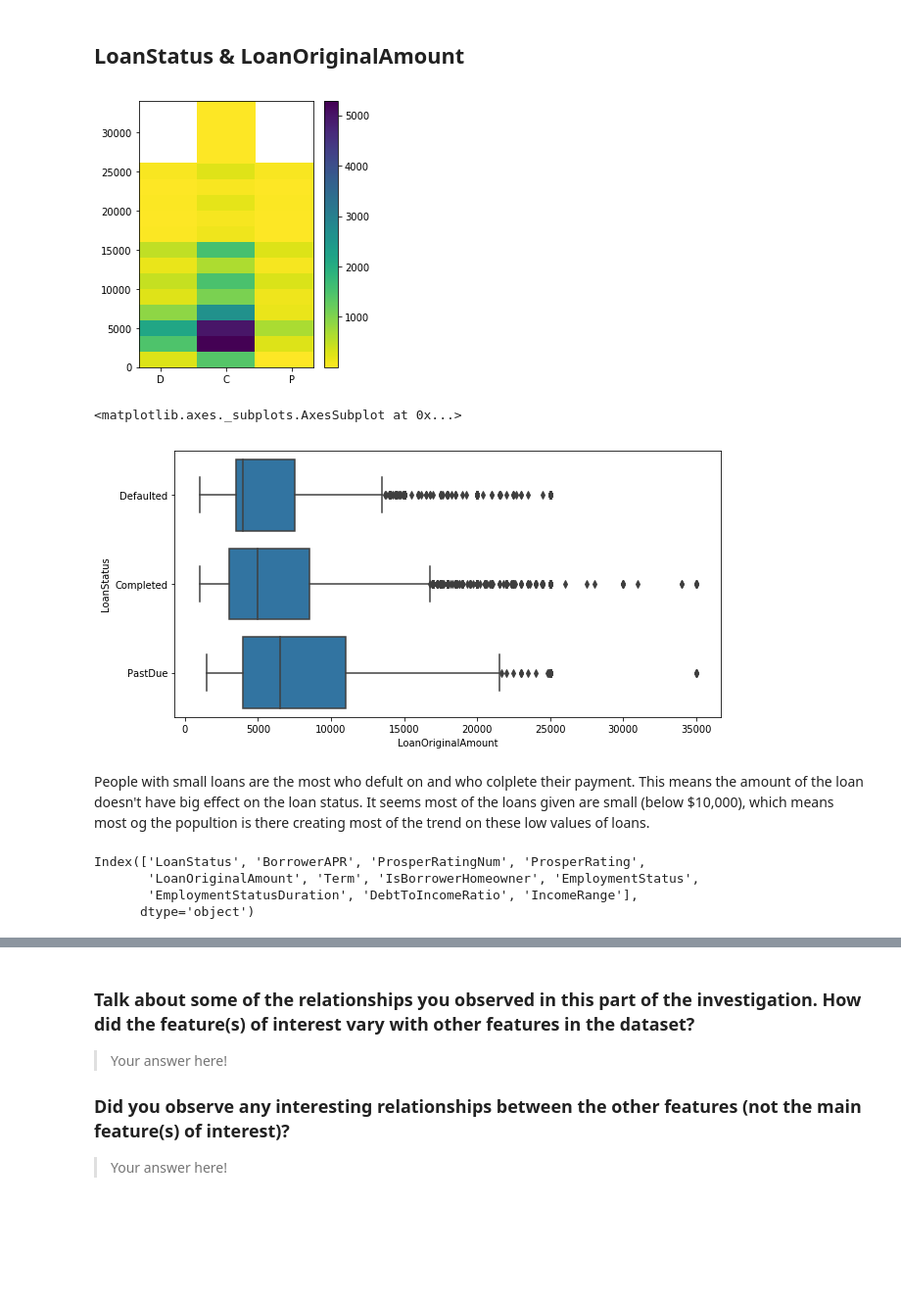
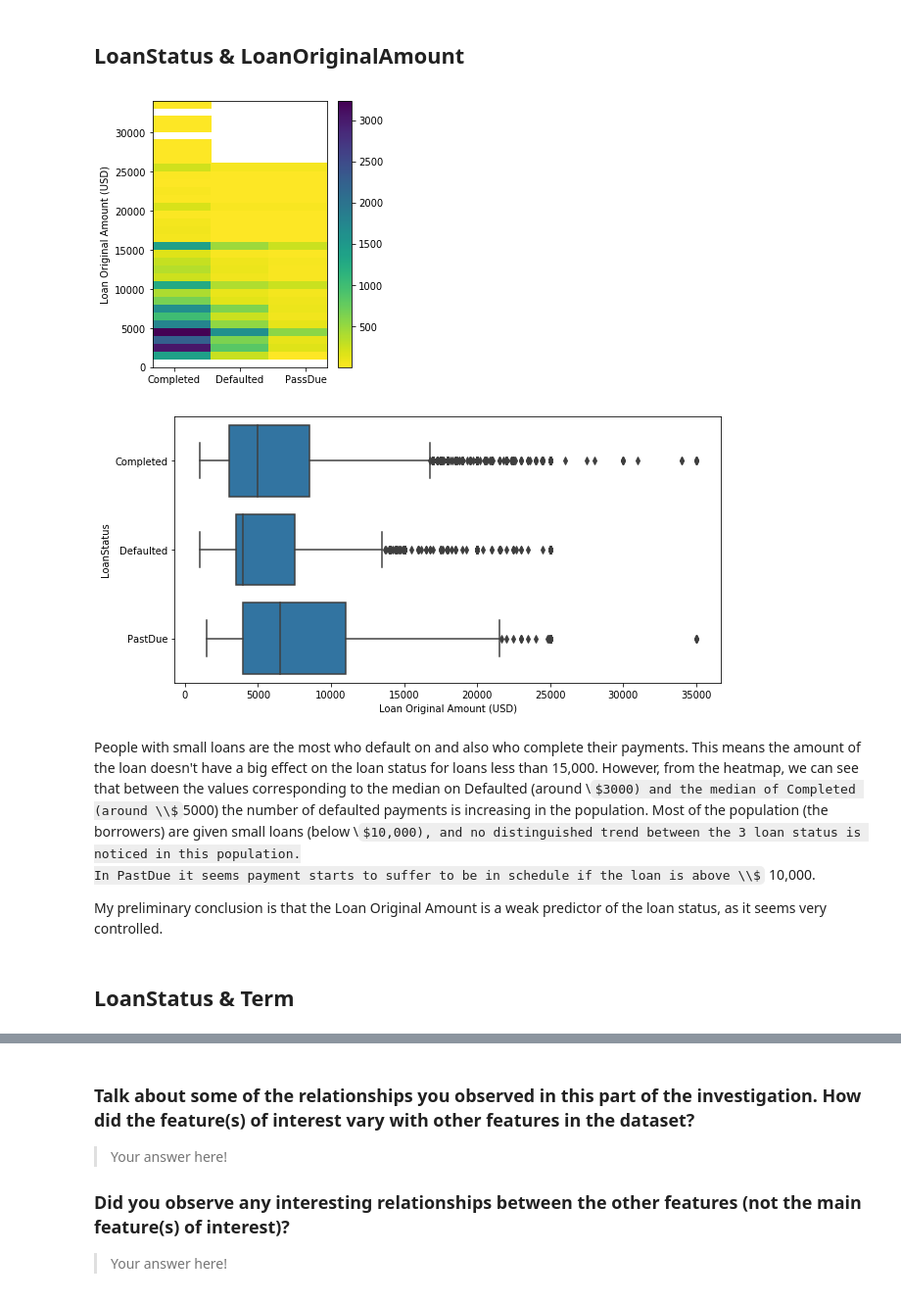
Before and after one commit to yaman-jaghbeer/Communicate-Data-Finding, a Jupyter notebook: exploration.ipynb, the cells around one changed output, grey strips where cells are left out. Shown at 98% size. Cells and saved outputs as stored; diff of their text form; code cells hidden in the pictures; some formulas as TeX source; blank space fills up the shorter version.

```diff
--- a/exploration.ipynb
+++ b/exploration.ipynb
@@ -256,7 +229,7 @@ prosper_df.replace(['Chargedoff'],'Defaulted',inplace=True)
 # %%
 prosper_df.replace(['FinalPaymentInProgress'],'Completed',inplace=True)
 # %%
-loan_classes = ['Defaulted','Completed','PastDue']
+loan_classes = ['Completed','Defaulted', 'PastDue']
 loan_cat =  pd.api.types.CategoricalDtype(ordered=True, categories = loan_classes)
 prosper_df['LoanStatus'] = prosper_df['LoanStatus'].astype(loan_cat)
 # %%
@@ -268,0 +281,6 @@ Name: LoanStatus, dtype: int64
+# %%
+# This function set figure size quickly
+def fsize(a,b):
+    plt.figure(figsize=(a,b))
+# %%
+pylab.rcParams['figure.figsize'] = (10.0, 5.0) #set default figure size
@@ -549,28 +567,32 @@ In general the gap between completed and Defaulted decrease when going from high
 This indicates that ProsperRating gives a good judgment about the risk of the loan, which the main purpose of the ProsperRating.
 # %% [markdown]
 ## LoanStatus & LoanOriginalAmount
+# %%
+#creating a series of dicrete values that can be used in the heatmap plot
+LoanStatus_num = prosper_df.LoanStatus.replace(['Completed','Defaulted','PastDue'],[0,1,2])
 # %%
+### REMOVE ###
 fsize(4,5)
-bins_y = np.arange(0, prosper_df.LoanOriginalAmount.max(), 2000)
+bins_y = np.arange(0, prosper_df.LoanOriginalAmount.max(), 1000)
 plt.hist2d(data = prosper_df, x = LoanStatus_num, y = 'LoanOriginalAmount',
           cmap = 'viridis_r',cmin = 1,
           bins=[3,bins_y])
-plt.xticks([0.25,1,1.75],['D','C','P'])
+plt.xticks([0.25,1,1.75],['Completed','Defaulted','PassDue'])
+plt.ylabel('Loan Original Amount (USD)')
 plt.colorbar();
 # %% [output]
-[figure, old version]
+[figure, new version]
 # %%
-fsize()
 sb.boxplot(data = prosper_df,  x = 'LoanOriginalAmount', y = 'LoanStatus', color = base_color)
+plt.xlabel('Loan Original Amount (USD)');
 # %% [output]
-<matplotlib.axes._subplots.AxesSubplot at 0x...>
-[figure, old version]
+[figure, new version]
-# %% [markdown]
-People with small loans are the most who defult on and who colplete their payment. This means the amount of the loan doesn't have big effect on the loan status. It seems most of the loans given are small (below $10,000), which means most og the popultion is there creating most of the trend on these low values of loans.
-# %%
-prosper_df.columns
-# %% [output]
-Index(['LoanStatus', 'BorrowerAPR', 'ProsperRatingNum', 'ProsperRating',
-       'LoanOriginalAmount', 'Term', 'IsBorrowerHomeowner', 'EmploymentStatus',
-       'EmploymentStatusDuration', 'DebtToIncomeRatio', 'IncomeRange'],
-      dtype='object')
+# %% [markdown]
+People with small loans are the most who default on and also who complete their payments. This means the amount of the loan doesn't have a big effect on the loan status for loans less than 15,000.
+However, from the heatmap, we can see that between the values corresponding to the median on Defaulted (around \\$3000) and the median of Completed (around \\$5000) the number of defaulted payments is increasing in the population.
+Most of the population (the borrowers) are given small loans (below \\$10,000), and no distinguished trend between the 3 loan status is noticed in this population.
+In PastDue it seems payment starts to suffer to be in schedule if the loan is above \\$10,000.
+
+My preliminary conclusion is that the Loan Original Amount is a weak predictor of the loan status, as it seems very controlled.
+# %% [markdown]
+## LoanStatus & Term
```
Also changed, not shown: parts of 58 cells of this notebook.
